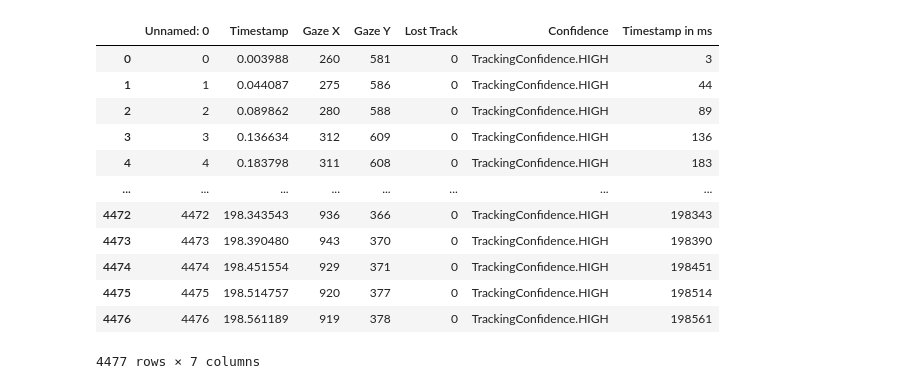
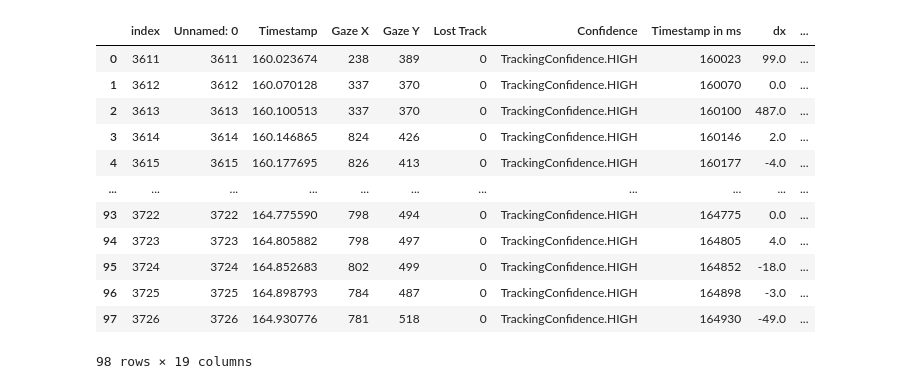
Before and after one commit to giannywise/Eyetracking, a Jupyter notebook: data_analysis.ipynb, the cells around one changed output. Cells and saved outputs as stored; diff of their text form; code cells hidden in the pictures.

```diff
--- a/data_analysis.ipynb
+++ b/data_analysis.ipynb
@@ -9,38 +9,57 @@ import os
 import matplotlib.pyplot as plt
 import feature as ft
 # %%
-try:
-    del df
-    del df_fix
-except NameError:
-    pass
-
 #df = pd.read_csv("Daten/Jannis_16_06.csv",sep=";")
 #df = pd.read_csv("Daten/Fiona_21.06.csv",sep=",")
 df = pd.read_csv("Daten/Fiona_21.06.csv",sep=",")
+df = df[(df['Timestamp'].between(160, 165) == True)].reset_index()
 df['Gaze Y'] = df['Gaze Y'].fillna(0)
 df['Gaze X'] = df['Gaze X'].fillna(0)
 df['Gaze X'] = df['Gaze X'].astype(int)
 df['Gaze Y'] = df['Gaze Y'].astype(int)
 df['Lost Track'] = df['Lost Track'].notna().astype(int)
 # Zeit in MS
 df['Timestamp in ms'] = df['Timestamp'] * 1000
 df['Timestamp in ms'] = df['Timestamp in ms'].astype(int)
 
+
 # Generiert Geschwindigkeit
 df_ges = ft.ges(df)
 df = pd.concat([df,df_ges],axis=1)
+
+### Filter
+ #and (df_new["dy"] > 0) == True and df_new["dx"] <= 10 == True and df_new["dx"] >= -10 == True
+#df_new['dx'] = np.sqrt(df_new['dx'] ** 2)
+#df_new = df_new.loc[(df_new["dx"] >= 10) & (df_new["dx"] >= -10) == True]
+#df_new = df_new.loc[(df_new["dy"] >= 20 * df_new["dx"]) & (df_new["dy"] > 0) == False]
+#df_new = df_new.loc[(df_new["vx"] < -10) & (df_new["vx"] > 10) == False]
+#df_new = df_new.loc[(df_new["vy"] <= 2500) & (df_new['vx'] >= 100) == True]
+df = df[(df["Gaze Y"] <= 1030) == True].reset_index().drop(['level_0'], axis=1)
+df['Fixation'] = ft.fix(df)
+df = df.loc[(df['v'] == 0) & (df['Fixation'] == 0) == False].reset_index().drop(['level_0'], axis=1)
+df
+
+# Sakkaden
+df_sacc = ft.sac(df)
+df = pd.concat([df.reset_index().drop(["level_0"], axis=1), df_sacc], axis=1, )
+
+# Lost Track Dauer
+df_ltt = ft.lost_t(df)
+df  = pd.concat([df.reset_index().drop(["level_0"], axis=1), df_ltt], axis=1, )
+
+df.drop(df.tail(1).index,inplace=True)
+df
 # %% [output]
-|  | Unnamed: 0 | Timestamp | Gaze X | Gaze Y | Lost Track | Confidence | Timestamp in ms |
-| 0 | 0 | 0.003988 | 260 | 581 | 0 | TrackingConfidence.HIGH | 3 |
-| 1 | 1 | 0.044087 | 275 | 586 | 0 | TrackingConfidence.HIGH | 44 |
-| 2 | 2 | 0.089862 | 280 | 588 | 0 | TrackingConfidence.HIGH | 89 |
-| 3 | 3 | 0.136634 | 312 | 609 | 0 | TrackingConfidence.HIGH | 136 |
-| 4 | 4 | 0.183798 | 311 | 608 | 0 | TrackingConfidence.HIGH | 183 |
-| ... | ... | ... | ... | ... | ... | ... | ... |
-| 4472 | 4472 | 198.343543 | 936 | 366 | 0 | TrackingConfidence.HIGH | 198343 |
-| 4473 | 4473 | 198.390480 | 943 | 370 | 0 | TrackingConfidence.HIGH | 198390 |
-| 4474 | 4474 | 198.451554 | 929 | 371 | 0 | TrackingConfidence.HIGH | 198451 |
-| 4475 | 4475 | 198.514757 | 920 | 377 | 0 | TrackingConfidence.HIGH | 198514 |
-| 4476 | 4476 | 198.561189 | 919 | 378 | 0 | TrackingConfidence.HIGH | 198561 |
+|  | index | Unnamed: 0 | Timestamp | Gaze X | Gaze Y | Lost Track | Confidence | Timestamp in ms | dx | ... |
+| 0 | 3611 | 3611 | 160.023674 | 238 | 389 | 0 | TrackingConfidence.HIGH | 160023 | 99.0 | ... |
+| 1 | 3612 | 3612 | 160.070128 | 337 | 370 | 0 | TrackingConfidence.HIGH | 160070 | 0.0 | ... |
+| 2 | 3613 | 3613 | 160.100513 | 337 | 370 | 0 | TrackingConfidence.HIGH | 160100 | 487.0 | ... |
+| 3 | 3614 | 3614 | 160.146865 | 824 | 426 | 0 | TrackingConfidence.HIGH | 160146 | 2.0 | ... |
+| 4 | 3615 | 3615 | 160.177695 | 826 | 413 | 0 | TrackingConfidence.HIGH | 160177 | -4.0 | ... |
+| ... | ... | ... | ... | ... | ... | ... | ... | ... | ... | ... |
+| 93 | 3722 | 3722 | 164.775590 | 798 | 494 | 0 | TrackingConfidence.HIGH | 164775 | 0.0 | ... |
+| 94 | 3723 | 3723 | 164.805882 | 798 | 497 | 0 | TrackingConfidence.HIGH | 164805 | 4.0 | ... |
+| 95 | 3724 | 3724 | 164.852683 | 802 | 499 | 0 | TrackingConfidence.HIGH | 164852 | -18.0 | ... |
+| 96 | 3725 | 3725 | 164.898793 | 784 | 487 | 0 | TrackingConfidence.HIGH | 164898 | -3.0 | ... |
+| 97 | 3726 | 3726 | 164.930776 | 781 | 518 | 0 | TrackingConfidence.HIGH | 164930 | -49.0 | ... |
-4477 rows × 7 columns
+98 rows × 19 columns
```
Also changed, not shown: parts of 16 cells of this notebook, 4 other files.
